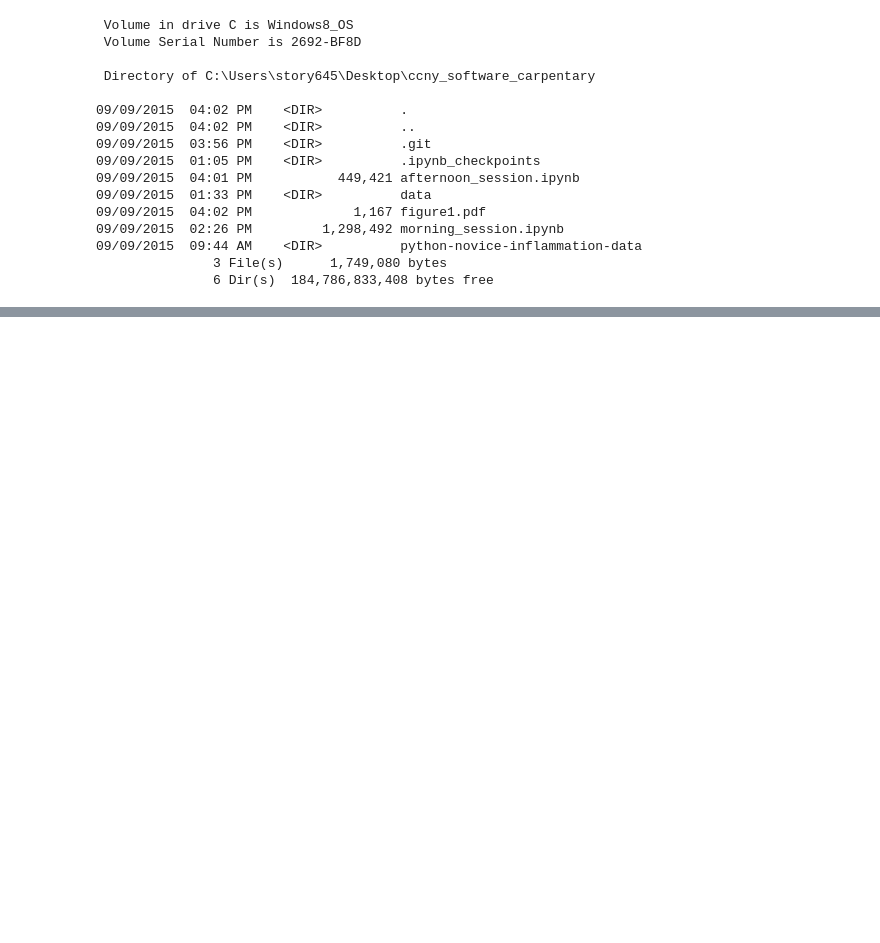
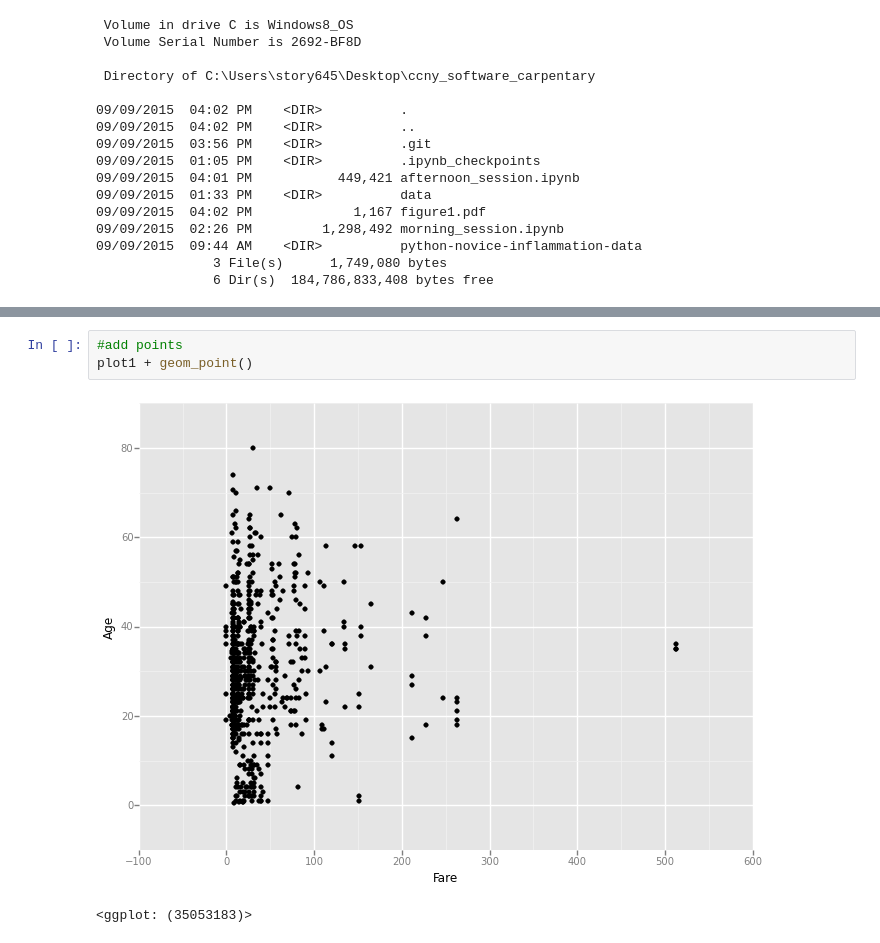
Before and after one commit to story645/ccny_software_carpentary, a Jupyter notebook: afternoon_session.ipynb, the cells around one changed output, grey strips where cells are left out. Saved outputs shown, nothing was run; the diff lists cells and outputs as text; blank space fills up the shorter version.

```diff
--- a/afternoon_session.ipynb
+++ b/afternoon_session.ipynb
@@ -1073,0 +1090,6 @@ ls
+# %%
+#add points
+plot1 + geom_point()
+# %% [output]
+[figure, added]
+<ggplot: (35053183)>
```
Also changed, not shown: parts of 6 cells of this notebook.
